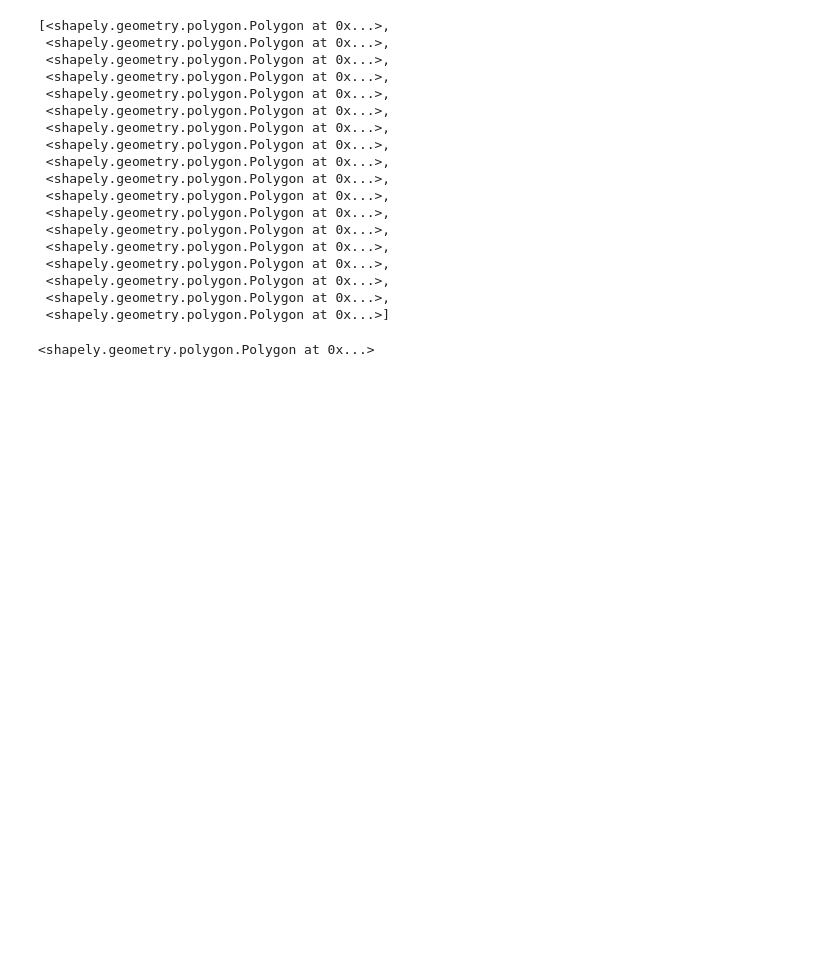
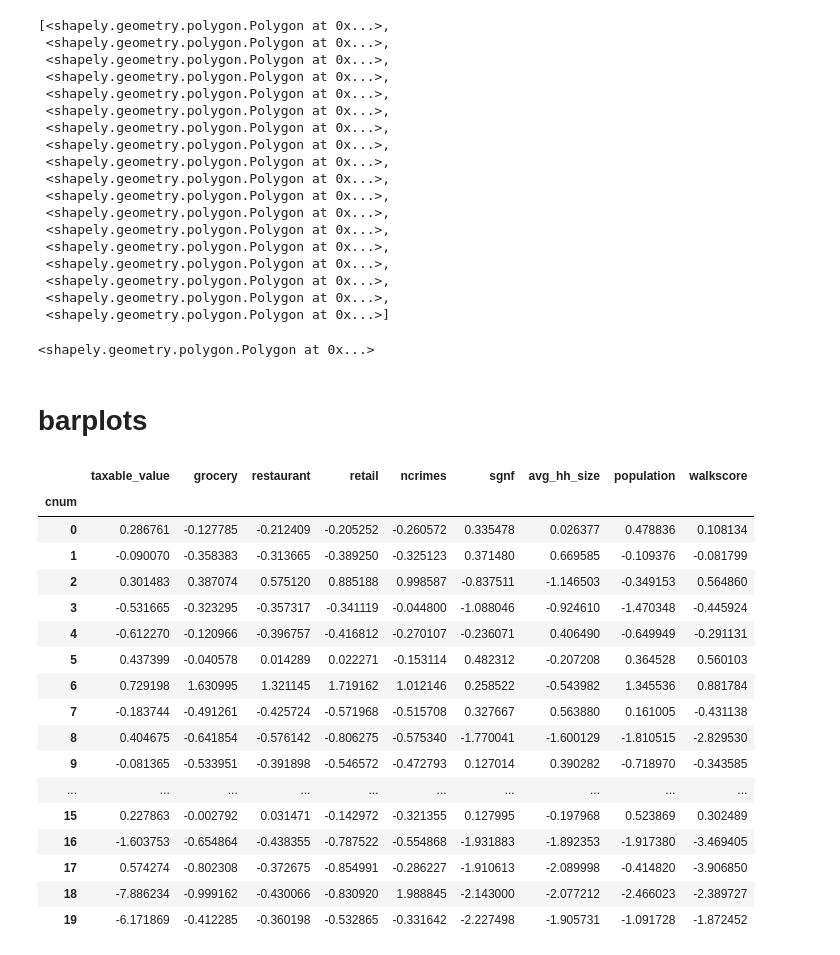
Before and after one commit to crupley/hoodie-development, a Jupyter notebook: explore/evaluate cuts.ipynb, the cells around one changed output. Saved outputs shown, nothing was run; the diff lists cells and outputs as text; code cells hidden in the pictures; blank space fills up the shorter version.

Commit message:
barplot clusters

```diff
--- a/explore/evaluate cuts.ipynb
+++ b/explore/evaluate cuts.ipynb
@@ -361,3 +361,28 @@ s.make_kml(polys, 'results/gall.kml')
 polys[0]
 # %% [output]
 <shapely.geometry.polygon.Polygon at 0x...>
+# %% [markdown]
+# barplots
+# %%
+dfbp = df.drop(['lat', 'lon'], axis = 1).groupby('cnum').mean()
+dfbp = dfbp[dfbp.index >= 0]
+dfbp
+# %% [output]
+|  | taxable_value | grocery | restaurant | retail | ncrimes | sgnf | avg_hh_size | population | walkscore |
+| cnum |  |  |  |  |  |  |  |  |  |
+| 0 | 0.286761 | -0.127785 | -0.212409 | -0.205252 | -0.260572 | 0.335478 | 0.026377 | 0.478836 | 0.108134 |
+| 1 | -0.090070 | -0.358383 | -0.313665 | -0.389250 | -0.325123 | 0.371480 | 0.669585 | -0.109376 | -0.081799 |
+| 2 | 0.301483 | 0.387074 | 0.575120 | 0.885188 | 0.998587 | -0.837511 | -1.146503 | -0.349153 | 0.564860 |
+| 3 | -0.531665 | -0.323295 | -0.357317 | -0.341119 | -0.044800 | -1.088046 | -0.924610 | -1.470348 | -0.445924 |
+| 4 | -0.612270 | -0.120966 | -0.396757 | -0.416812 | -0.270107 | -0.236071 | 0.406490 | -0.649949 | -0.291131 |
+| 5 | 0.437399 | -0.040578 | 0.014289 | 0.022271 | -0.153114 | 0.482312 | -0.207208 | 0.364528 | 0.560103 |
+| 6 | 0.729198 | 1.630995 | 1.321145 | 1.719162 | 1.012146 | 0.258522 | -0.543982 | 1.345536 | 0.881784 |
+| 7 | -0.183744 | -0.491261 | -0.425724 | -0.571968 | -0.515708 | 0.327667 | 0.563880 | 0.161005 | -0.431138 |
+| 8 | 0.404675 | -0.641854 | -0.576142 | -0.806275 | -0.575340 | -1.770041 | -1.600129 | -1.810515 | -2.829530 |
+| 9 | -0.081365 | -0.533951 | -0.391898 | -0.546572 | -0.472793 | 0.127014 | 0.390282 | -0.718970 | -0.343585 |
+| ... | ... | ... | ... | ... | ... | ... | ... | ... | ... |
+| 15 | 0.227863 | -0.002792 | 0.031471 | -0.142972 | -0.321355 | 0.127995 | -0.197968 | 0.523869 | 0.302489 |
+| 16 | -1.603753 | -0.654864 | -0.438355 | -0.787522 | -0.554868 | -1.931883 | -1.892353 | -1.917380 | -3.469405 |
+| 17 | 0.574274 | -0.802308 | -0.372675 | -0.854991 | -0.286227 | -1.910613 | -2.089998 | -0.414820 | -3.906850 |
+| 18 | -7.886234 | -0.999162 | -0.430066 | -0.830920 | 1.988845 | -2.143000 | -2.077212 | -2.466023 | -2.389727 |
+| 19 | -6.171869 | -0.412285 | -0.360198 | -0.532865 | -0.331642 | -2.227498 | -1.905731 | -1.091728 | -1.872452 |
```
Also changed, not shown: parts of 3 cells of this notebook, 1 other file.
